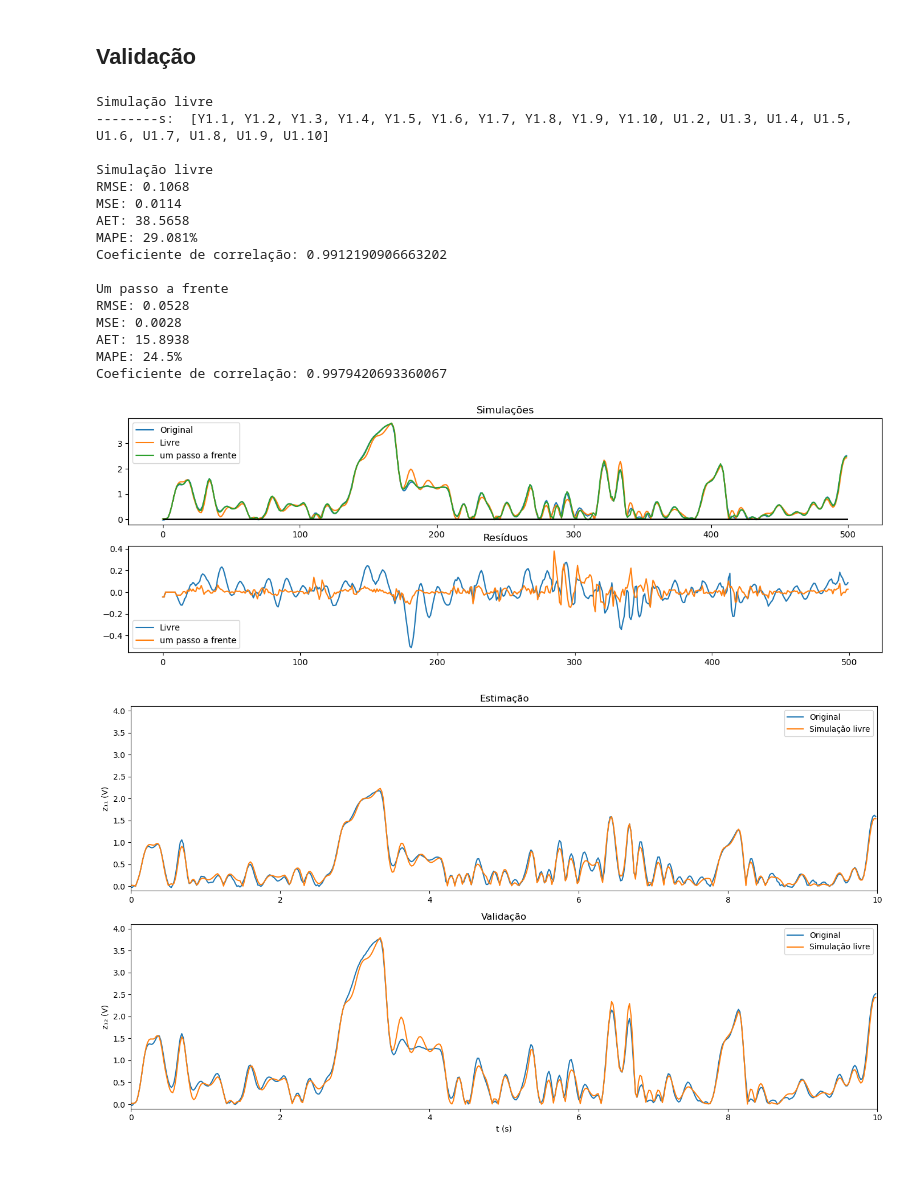
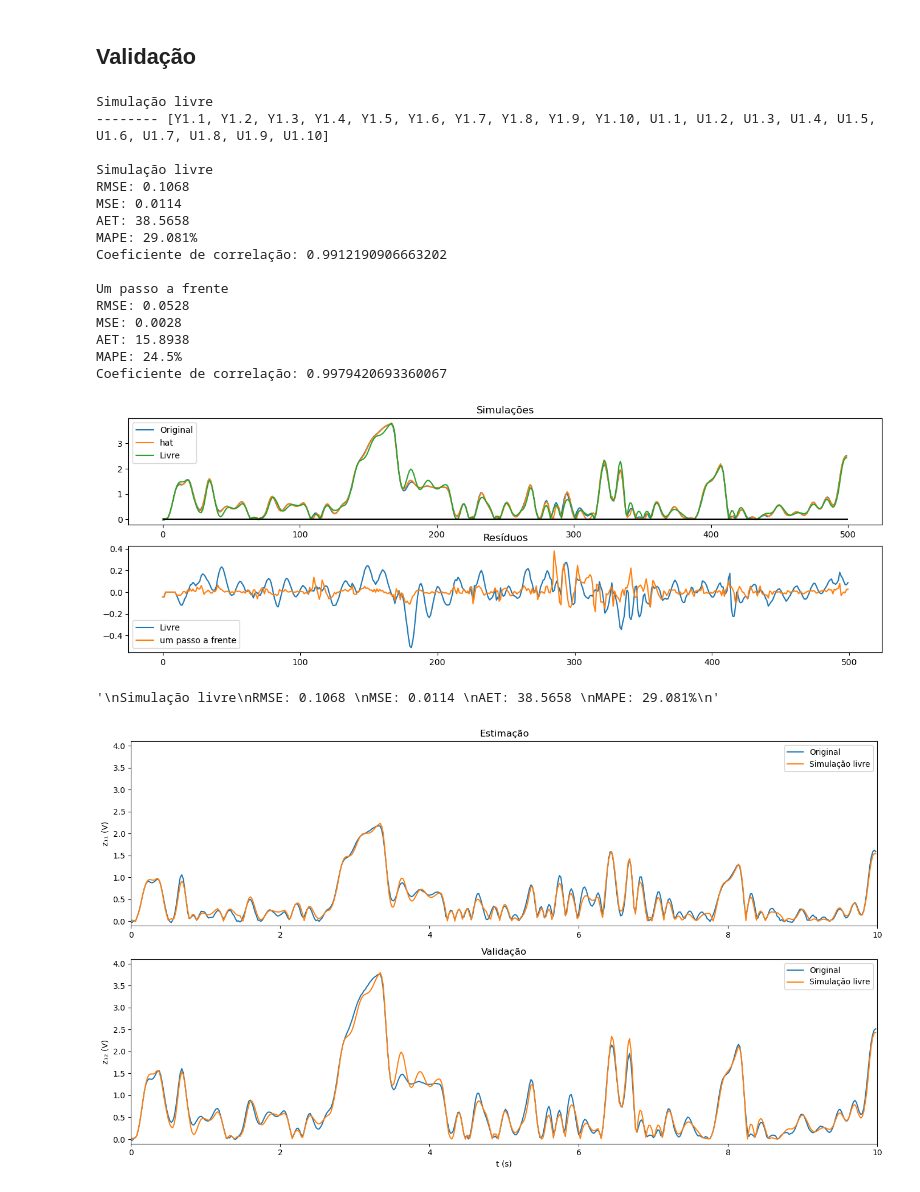
Before and after one commit to JonhLucas/NARX_MISO, a Jupyter notebook: simpleNarx/couplemotor_clean.ipynb, the cells around one changed output. Saved outputs shown, nothing was run; the diff lists cells and outputs as text; code cells hidden in the pictures.

```diff
--- a/simpleNarx/couplemotor_clean.ipynb
+++ b/simpleNarx/couplemotor_clean.ipynb
@@ -187,37 +212,45 @@ metrics(yVal[0, :], np.abs(yValHat))
 
 f, ax = plt.subplots(2, 1, figsize=[16,5])
 ax[0].plot(yVal[output].T, label='Original')
-#ax[0].plot(valLivre, label='Livre')
+#ax[0].plot(np.abs(yValHat), label='hat')
 ax[0].plot(np.abs(valLivre), label='Livre')
-#ax[0].plot(np.abs(yValHat), label='um passo a frente')
 ax[0].hlines(0, 0, 500, colors='black')
 ax[0].set_title("Simulações")
 ax[0].legend()
 
 
 ax[1].plot(yVal[output].T - np.abs(valLivre), label='Livre')
 ax[1].plot(yVal[output].T - np.abs(yValHat), label='um passo a frente')
 ax[1].set_title("Resíduos")
 ax[1].legend()
 plt.show()
+
+'''
+Simulação livre
+RMSE: 0.1068
+MSE: 0.0114
+AET: 38.5658
+MAPE: 29.081%
+'''
 # %% [output]
 Simulação livre
---------s:  [Y1.1, Y1.2, Y1.3, Y1.4, Y1.5, Y1.6, Y1.7, Y1.8, Y1.9, Y1.10, U1.2, U1.3, U1.4, U1.5, U1.6, U1.7, U1.8, U1.9, U1.10]
+-------- [Y1.1, Y1.2, Y1.3, Y1.4, Y1.5, Y1.6, Y1.7, Y1.8, Y1.9, Y1.10, U1.1, U1.2, U1.3, U1.4, U1.5, U1.6, U1.7, U1.8, U1.9, U1.10]
 
 Simulação livre
 RMSE: 0.1068
 MSE: 0.0114
 AET: 38.5658
 MAPE: 29.081%
 Coeficiente de correlação: 0.9912190906663202
 
 Um passo a frente
 RMSE: 0.0528
 MSE: 0.0028
 AET: 15.8938
 MAPE: 24.5%
 Coeficiente de correlação: 0.9979420693360067
-[figure, old version]
+[figure, new version]
+'\nSimulação livre\nRMSE: 0.1068 \nMSE: 0.0114 \nAET: 38.5658 \nMAPE: 29.081%\n'
 # %%
 p = np.arange(0, 10, 0.02)
 
```
Also changed, not shown: parts of 7 cells of this notebook, 3 other files.
